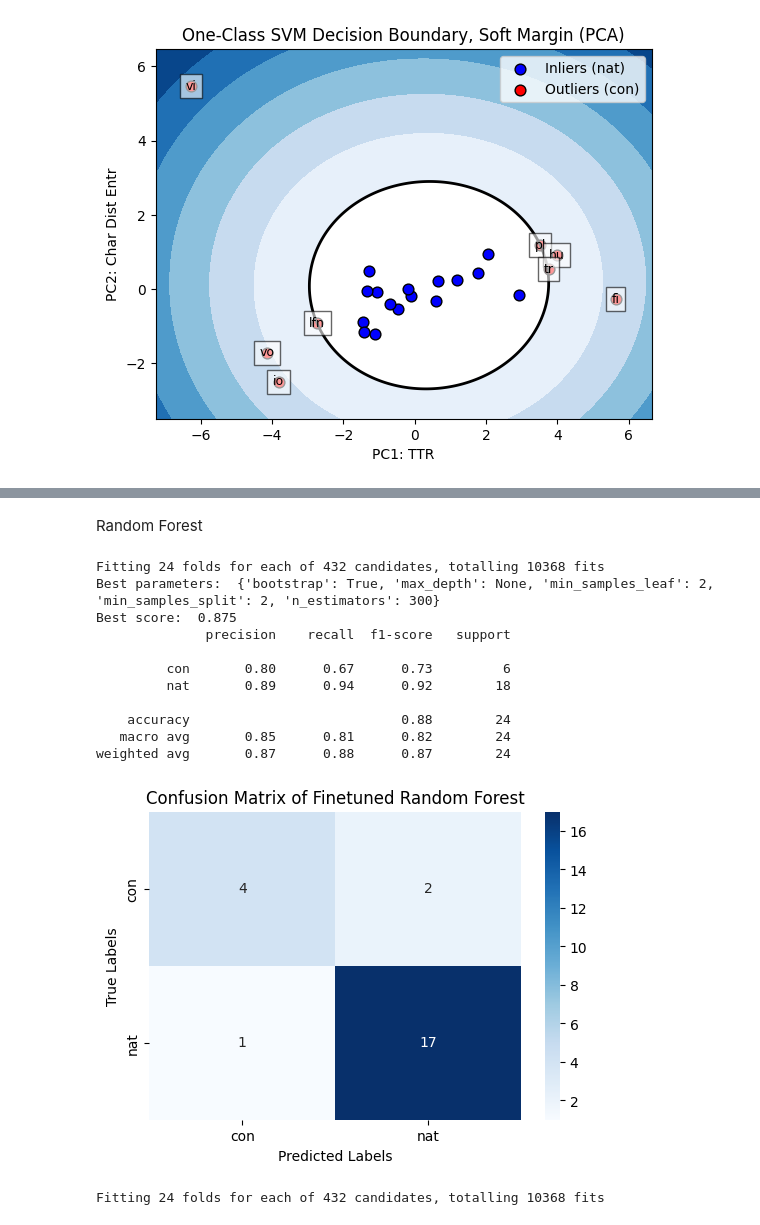
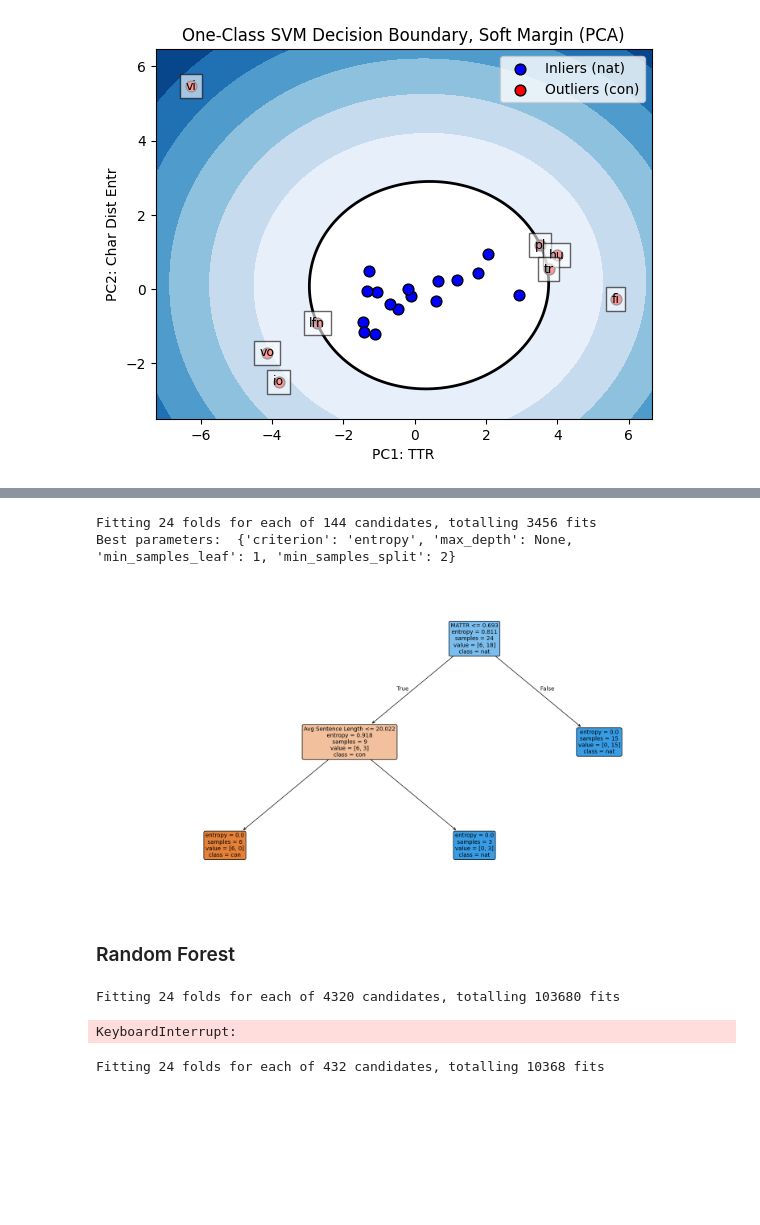
Before and after one commit to kirbergerconnor/iscl-thesis, a Jupyter notebook: classification_and_anomaly.ipynb, the cells around one changed output, grey strips where cells are left out. Saved outputs shown, nothing was run; the diff lists cells and outputs as text; code cells hidden in the pictures; blank space fills up the shorter version.

```diff
--- a/classification.ipynb
+++ b/classification_and_anomaly.ipynb
@@ -284,18 +361,54 @@ Best parameters:  {'criterion': 'gini', 'max_depth': None, 'min_samples_leaf': 1
 [figure]
-# %% [markdown]
-Random Forest
+# %%
+# Without class_weight='balanced'
+
+X, y = data.iloc[:,2:].values.round(decimals=3), data.iloc[:,1].map({'con':0, 'nat':1}).values
+
+param_grid = {
+    'criterion':  ['gini', 'entropy'],
+    'max_depth':  [None, 2, 4, 6, 8, 10, 20, 30],
+    'min_samples_split': [2, 5, 10],
+    'min_samples_leaf': [1, 2, 4]
+}
+
+# Try using F1 score (due to inbalanced data)
+grid_search = GridSearchCV(
+    estimator=tree.DecisionTreeClassifier(random_state=42),
+    param_grid=param_grid,
+    cv=LeaveOneOut(),
+    scoring='f1_micro',
+    verbose=1,
+)
+
+grid_search.fit(X, y)
+print("Best parameters: ", grid_search.best_params_)
+
+# Best estimator fitted with best parameters
+best_tree = grid_search.best_estimator_
+
+plt.figure(figsize=(20, 10))
+tree.plot_tree(best_tree, filled=True, feature_names=['Avg Word Length', 'Avg Sentence Length', 'TTR', 'MATTR', 'Morpheme TTR',	'Avg Segs Per Word', 'Avg Forms Per Stem', 'Char Entr', 'Word Entr', 'Text Entr', 'Lex Entr', 'Rev Lex Entr'], class_names=['con', 'nat'], rounded=True, fontsize=10)
+plt.show()
+# %% [output]
+Fitting 24 folds for each of 144 candidates, totalling 3456 fits
+Best parameters:  {'criterion': 'entropy', 'max_depth': None, 'min_samples_leaf': 1, 'min_samples_split': 2}
+[figure, added]
+# %% [markdown]
+### Random Forest
 # %%
 # Using LeaveOneOut Cross-Validation
 
 X, y = data.iloc[:,2:].values.round(decimals=3), data.iloc[:,1].map({'con':0, 'nat':1}).values
 loo = LeaveOneOut()
-rf = RandomForestClassifier(random_state=42)
+rf = RandomForestClassifier(class_weight='balanced', random_state=42)
 
 param_grid = {
     'n_estimators': [5, 10, 15, 20, 50, 100, 200, 300],
-    'max_depth': [None, 5, 10],
+    'max_features': ['auto', 'sqrt', 'log2'],
+    'max_depth': [None, 4, 6, 8, 10],
     'min_samples_split': [2, 5, 10],
     'min_samples_leaf': [1, 2, 4],
+    'criterion': ['gini', 'entropy'],
     'bootstrap': [True, False]
 }
 
@@ -303,7 +416,7 @@ grid_search = GridSearchCV(
     estimator=rf,
     param_grid=param_grid,
     cv=loo,
-    scoring='accuracy',
+    scoring='f1_micro',
     verbose=1
 )
 
@@ -338,20 +451,11 @@ sns.heatmap(conf_matrix, annot=True, fmt="d", cmap="Blues", xticklabels=['con',
 plt.xlabel('Predicted Labels')
 plt.ylabel('True Labels')
 plt.title('Confusion Matrix of Finetuned Random Forest')
+plt.savefig('./results/RF_predictions_confusion_matrix')
 plt.show()
 # %% [output]
-Fitting 24 folds for each of 432 candidates, totalling 10368 fits
-Best parameters:  {'bootstrap': True, 'max_depth': None, 'min_samples_leaf': 2, 'min_samples_split': 2, 'n_estimators': 300}
-Best score:  0.875
-              precision    recall  f1-score   support
-
-         con       0.80      0.67      0.73         6
-         nat       0.89      0.94      0.92        18
-
-    accuracy                           0.88        24
-   macro avg       0.85      0.81      0.82        24
-weighted avg       0.87      0.88      0.87        24
+Fitting 24 folds for each of 4320 candidates, totalling 103680 fits
-[figure, removed]
+KeyboardInterrupt:
 # %%
 # Using LeaveOneOut Cross-Validation
 
```
Also changed, not shown: parts of 18 cells of this notebook.
